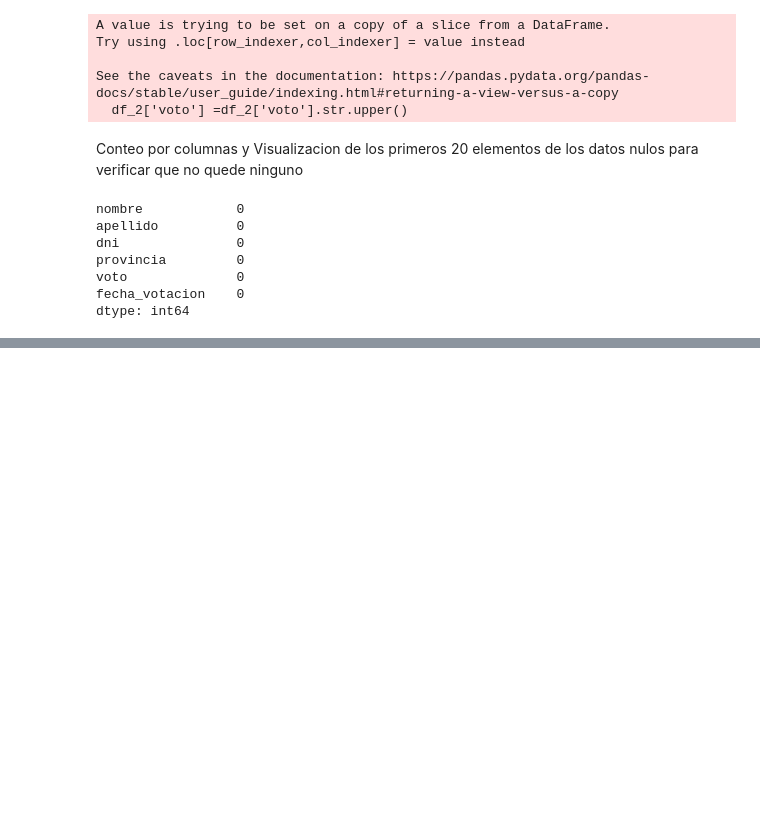
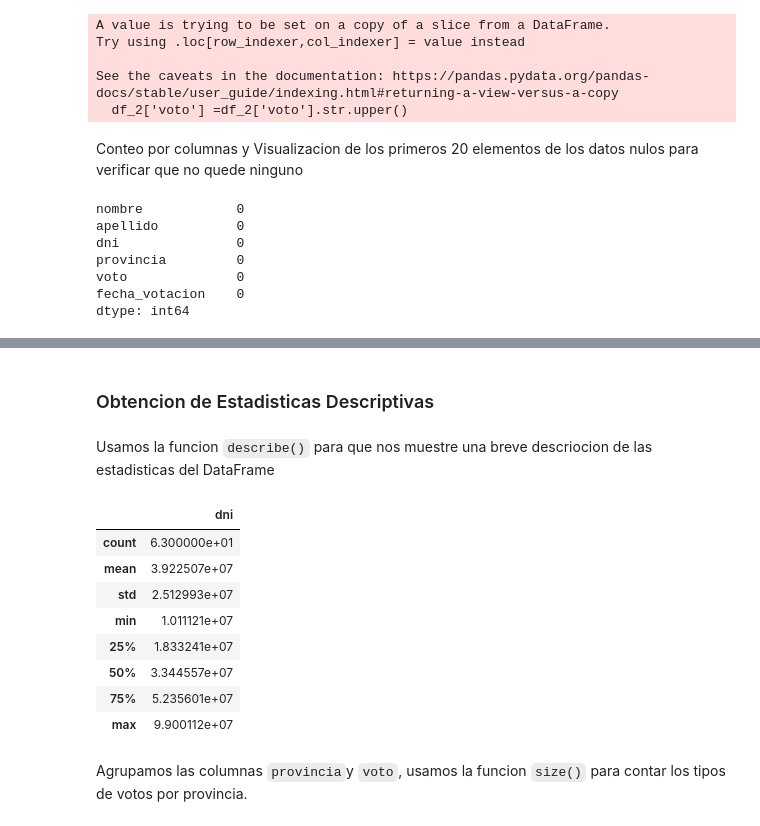
Before and after one commit to Fleitaselene-dev/parcial1_tlp3_Selene_Fleita, a Jupyter notebook: main.ipynb, the cells around one changed output, grey strips where cells are left out. Drawn from its saved outputs; the diff is of its cells as text; code cells hidden in the pictures; blank space fills up the shorter version.

```diff
--- a/main.ipynb
+++ b/main.ipynb
@@ -261,0 +263,18 @@ df_2.head(20)
+# %% [markdown]
+### Obtencion de Estadisticas Descriptivas
+# %% [markdown]
+Usamos la funcion `describe()` para que nos muestre una breve descriocion de las estadisticas del DataFrame
+# %%
+df_2.describe()
+# %% [output]
+|  | dni |
+| count | 6.300000e+01 |
+| mean | 3.922507e+07 |
+| std | 2.512993e+07 |
+| min | 1.011121e+07 |
+| 25% | 1.833241e+07 |
+| 50% | 3.344557e+07 |
+| 75% | 5.235601e+07 |
+| max | 9.900112e+07 |
+# %% [markdown]
+Agrupamos las columnas `provincia`y  `voto`, usamos la funcion `size()` para contar los tipos de votos por provincia.
```
Also changed, not shown: parts of 12 cells of this notebook, 1 other file.
